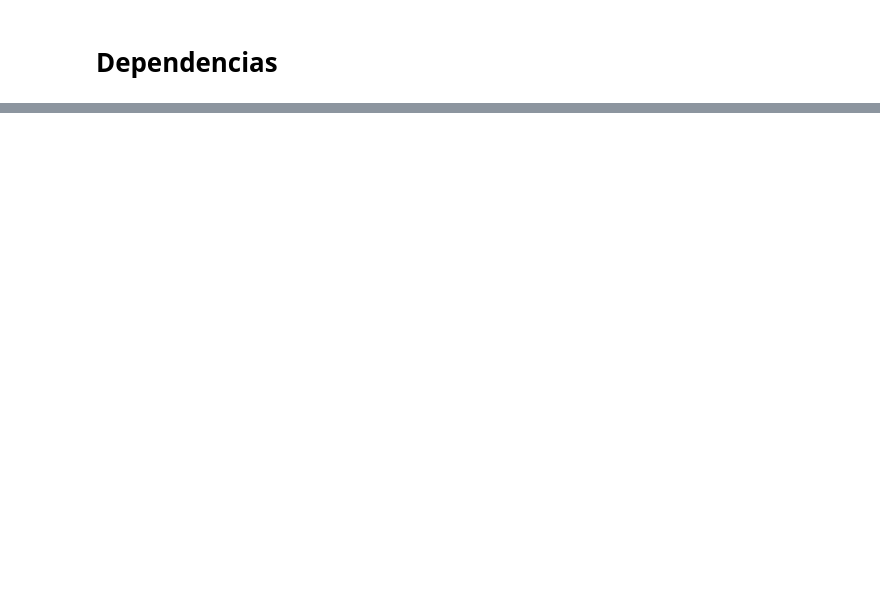
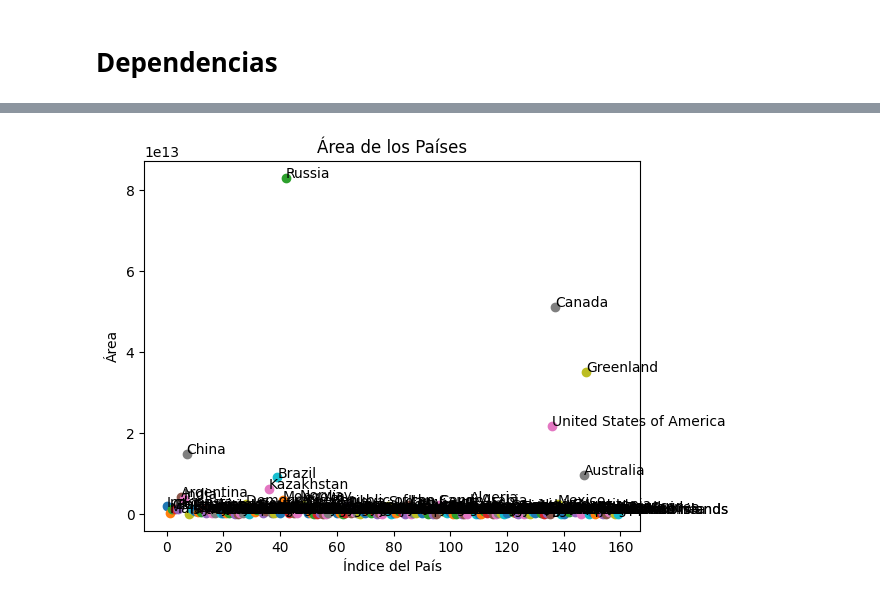
Before and after one commit to jdavidortega/Geographic_Data_Science_with_Python, a Jupyter notebook: 1.ipynb, the cells around one changed output, grey strips where cells are left out. Saved outputs shown, nothing was run; the diff lists cells and outputs as text; code cells hidden in the pictures; blank space fills up the shorter version.

```diff
--- a/1.ipynb
+++ b/1.ipynb
@@ -55,0 +65,13 @@ m  # Si estás en un entorno Jupyter, esto mostrará el mapa en la salida de la
+# %%
+gt_polygons["area"] = gt_polygons.geometry.area
+# %%
+for idx, row in gt_polygons.iterrows():
+    plt.scatter(x=idx, y=row['area'])
+    plt.text(x=idx, y=row['area'], s=row['ADMIN'])
+
+plt.title('Área de los Países')
+plt.xlabel('Índice del País')
+plt.ylabel('Área')
+plt.show()
+# %% [output]
+[figure, added]
```
Also changed, not shown: parts of 33 cells of this notebook.
